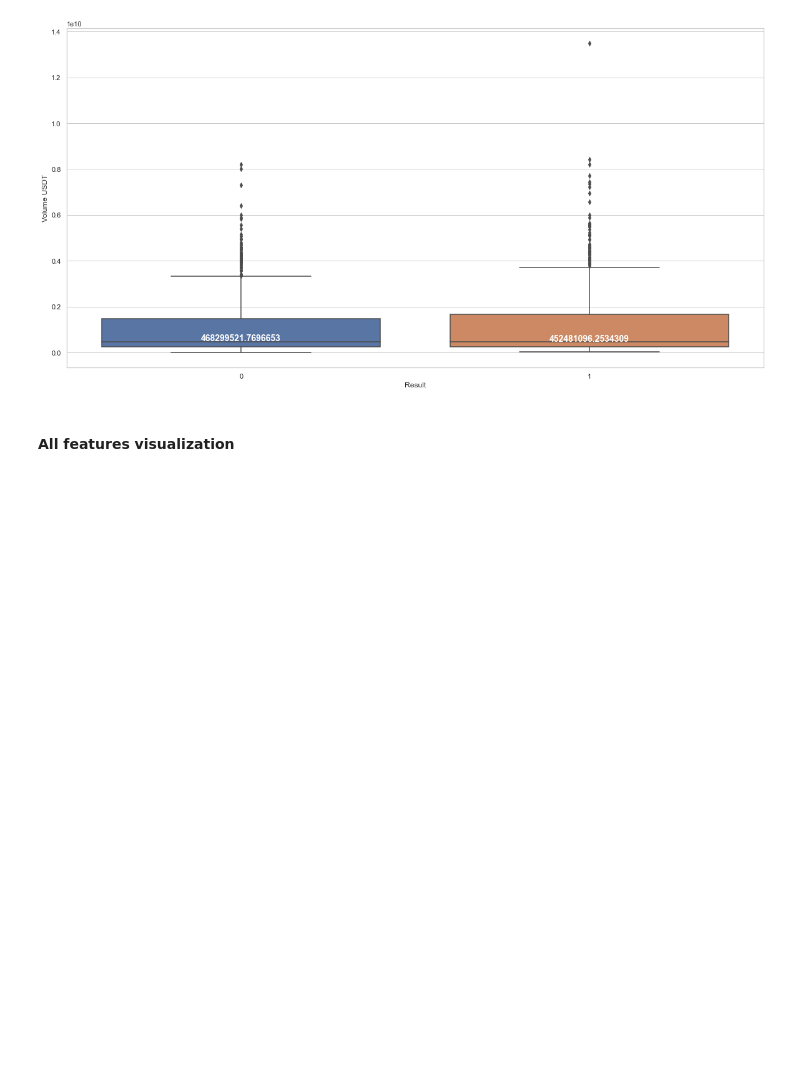
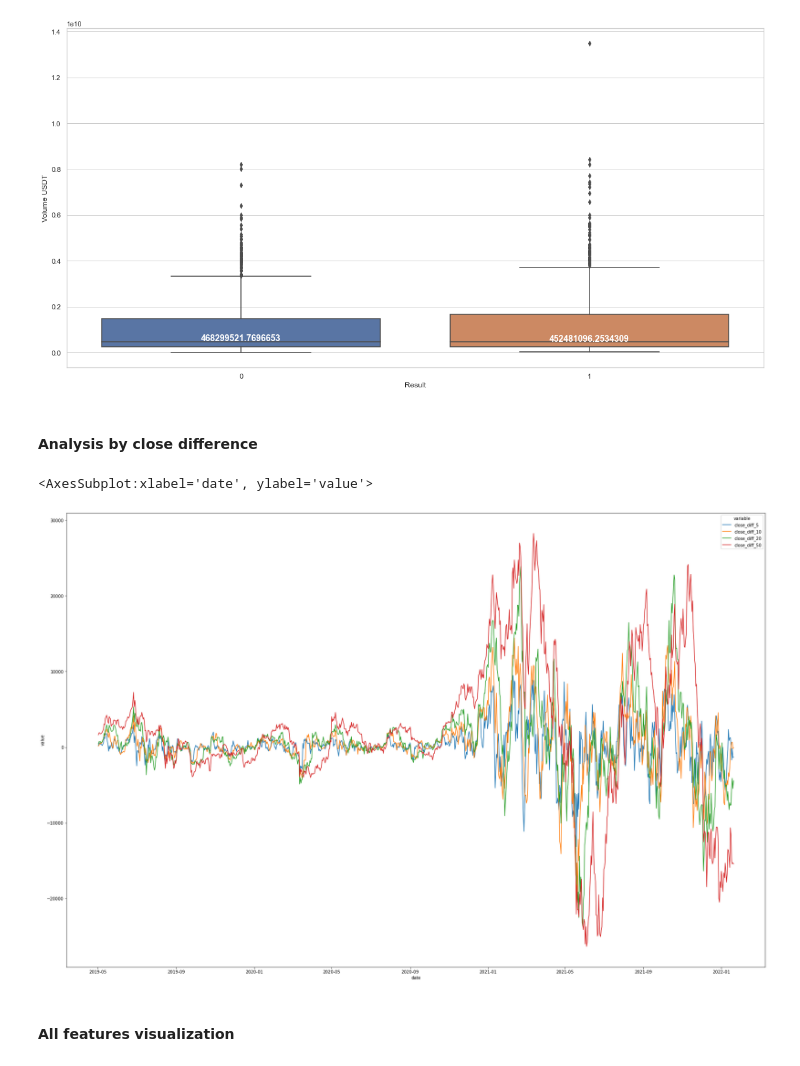
Before and after one commit to GZabalaG/crypto_bot, a Jupyter notebook: data_processor/Datafram Analysis.ipynb, the cells around one changed output. Saved outputs shown, nothing was run; the diff lists cells and outputs as text; code cells hidden in the pictures; blank space fills up the shorter version.

```diff
--- a/data_processor/Datafram Analysis.ipynb
+++ b/data_processor/Datafram Analysis.ipynb
@@ -114,18 +103,8 @@ for crypto in cryptos:
     processor.load_data()
     processor.clean_data(crypto)
     processor.feature_extraction(crypto)
-    #columns = ['close', 'Open Close Difference', 'Volume USDT' ,'Result']
-    #columns = ['close']
-    #df = processor.feature_selection('ETH', columns)
-
-    #df_lstm = processor.lstm_processing(df, 'close', 3, 4) # prepares data for a lstm model
-
-    #df = processor.get_data('BTC')
-
-    #df_lstm
 
     df = processor.get_data(crypto)
-    #df = df[['Open Close Difference', 'weekday']]
-    #crypto_df_list.append(df.groupby('weekday', as_index=False)['Open Close Difference'].mean())
     crypto_df_list.append(df)
+    display(df)
 # %% [output]
@@ -205,6 +158,17 @@ for xtick in box_plot.get_xticks():
             horizontalalignment='center',fontsize=14,color='w',weight='semibold')
 # %% [output]
 [figure]
+# %% [markdown]
+#### Analysis by close difference
+# %%
+fig, axs = plt.subplots(figsize=(30, 20), nrows=1)
+
+# Basic info
+df0 = pd.concat([df['date'], df.iloc[500:,-4:]], join = 'outer', axis = 1)
+sns.lineplot(x='date', y='value', hue='variable', data=pd.melt(df0, ['date']))
+# %% [output]
+<AxesSubplot:xlabel='date', ylabel='value'>
+[figure, added]
 # %% [markdown]
 #### All features visualization
 # %%
```
Also changed, not shown: parts of 11 cells of this notebook, 3 other files.
